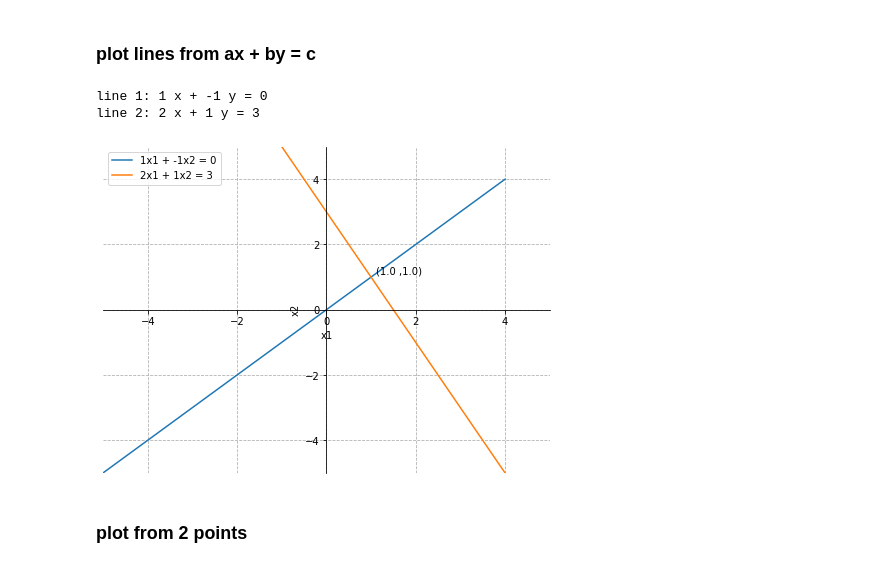
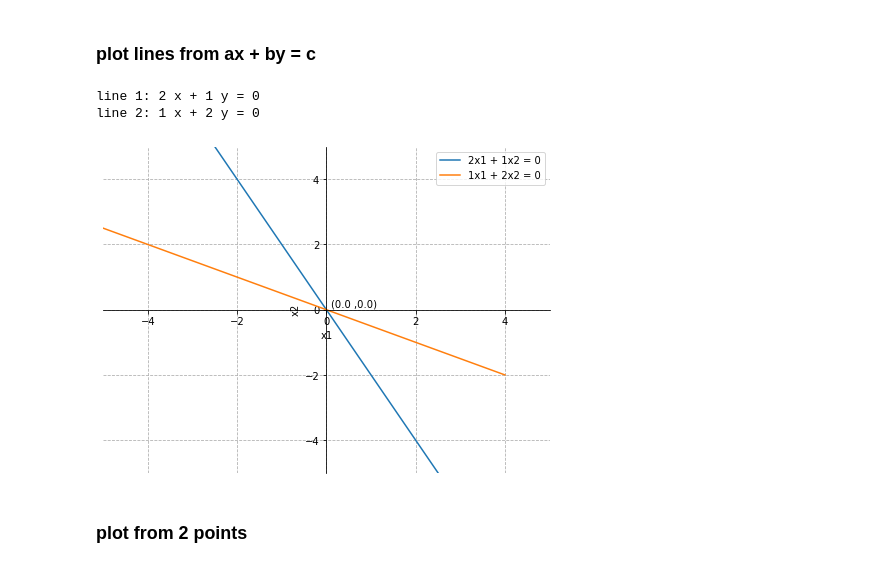
Before and after one commit to shrutiichandra/plotting-lines, a Jupyter notebook: plot-lines.ipynb, the cells around one changed output. Saved outputs shown, nothing was run; the diff lists cells and outputs as text; code cells hidden in the pictures.

```diff
--- a/plot-lines.ipynb
+++ b/plot-lines.ipynb
@@ -74,11 +74,11 @@ def plot_(lines,ub,lb):
     plt.legend()
     plt.savefig('1.png')
 # %%
-plot_([[ 1,-1,0],[2,1,3]],-5,5)
+plot_([[ 2,1,0],[1,2,0]],-5,5)
 # %% [output]
-line 1: 1 x + -1 y = 0
-line 2: 2 x + 1 y = 3
+line 1: 2 x + 1 y = 0
+line 2: 1 x + 2 y = 0
-[figure, old version]
+[figure, new version]
 # %% [markdown]
 ### plot from 2 points
 # %%
```
Also changed, not shown: 9 other files.
